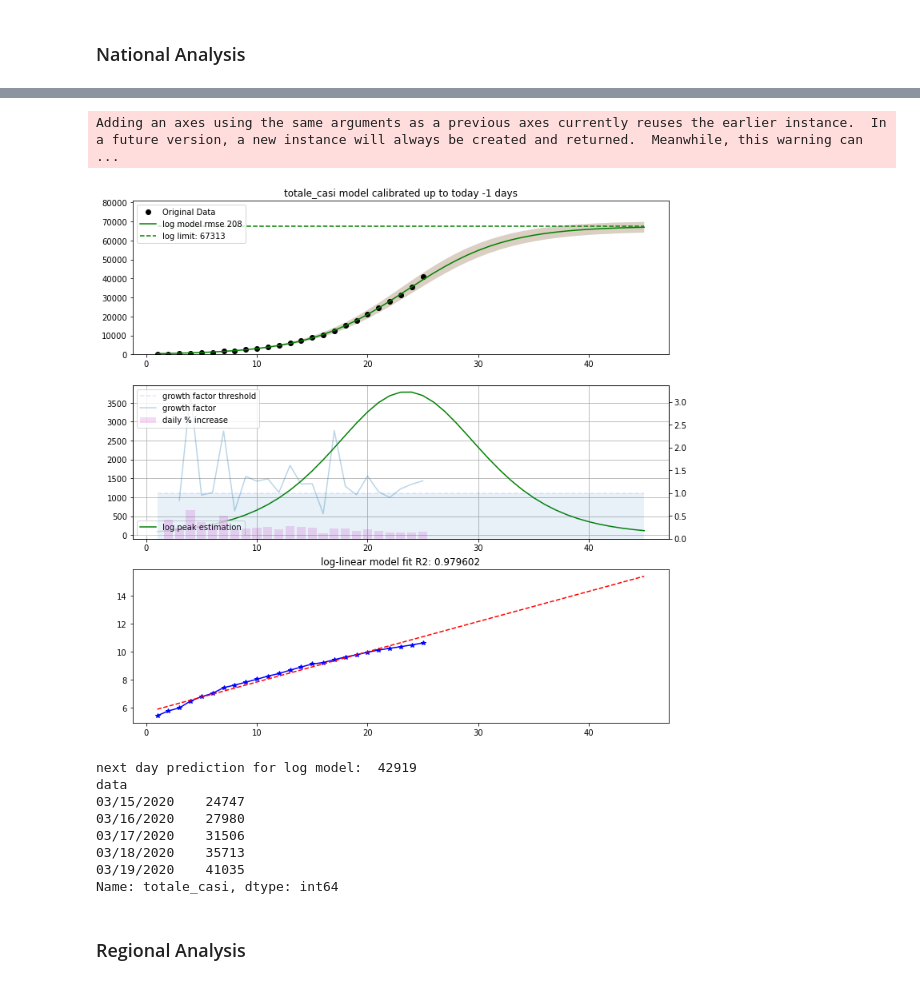
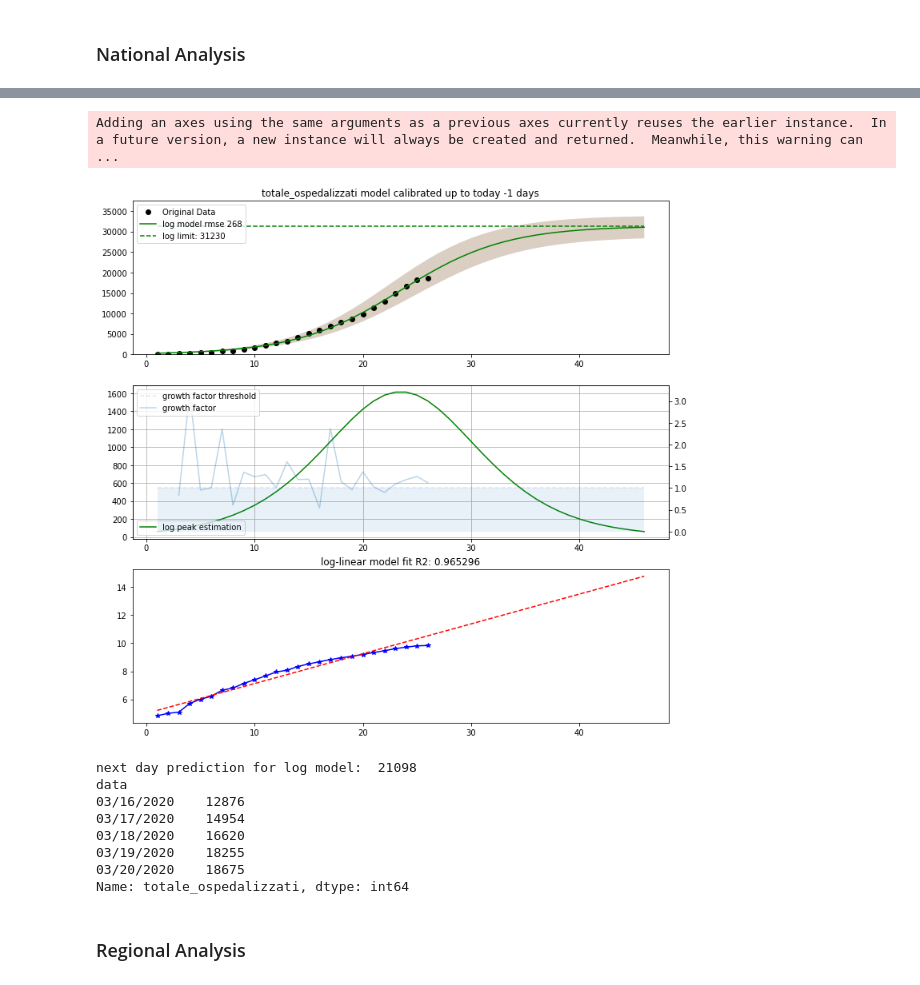
Before and after one commit to mspadaccino/COVID-19, a Jupyter notebook: notebooks/COVID_daily_report_Italy_World.ipynb, the cells around one changed output, grey strips where cells are left out. Drawn from its saved outputs; the diff is of its cells as text; code cells hidden in the pictures.

```diff
--- a/notebooks/COVID_daily_report_Italy_World.ipynb
+++ b/notebooks/COVID_daily_report_Italy_World.ipynb
@@ -144,17 +147,17 @@ data
 Name: deceduti, dtype: int64
 # %%
-tools.plot_model(df_naz, 'totale_casi', backward_fit=1, forward_look=20, plotlimit=True, show_pol=False, show_exp=False)
+tools.plot_model(df_naz, 'totale_ospedalizzati', backward_fit=1, forward_look=20, plotlimit=True, show_pol=False, show_exp=False)
 # %% [output]
 Adding an axes using the same arguments as a previous axes currently reuses the earlier instance.  In a future version, a new instance will always be created and returned.  Meanwhile, this warning can ...
-[figure, old version]
+[figure, new version]
-next day prediction for log model:  42919
+next day prediction for log model:  21098
 data
-03/15/2020    24747
-03/16/2020    27980
-03/17/2020    31506
-03/18/2020    35713
-03/19/2020    41035
-Name: totale_casi, dtype: int64
+03/16/2020    12876
+03/17/2020    14954
+03/18/2020    16620
+03/19/2020    18255
+03/20/2020    18675
+Name: totale_ospedalizzati, dtype: int64
 # %% [markdown]
 ### Regional Analysis
 # %%
```
Also changed, not shown: parts of 31 cells of this notebook, 2 other files.
